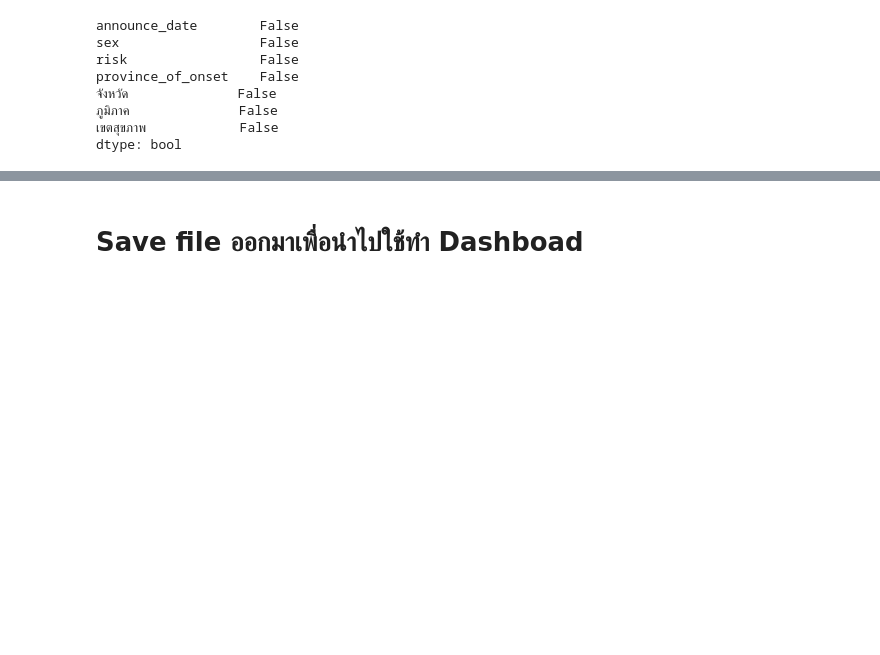
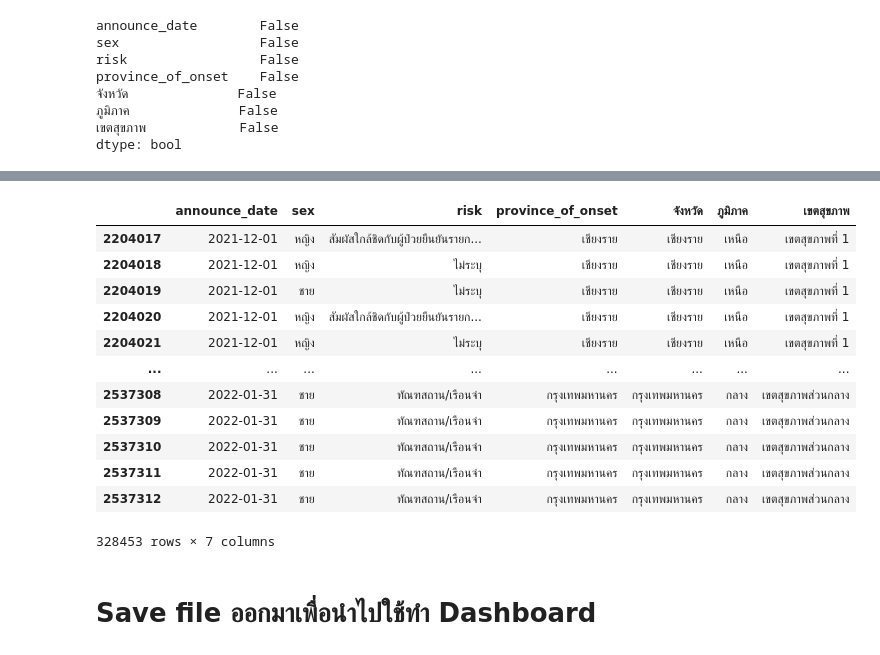
Before and after one commit to kittimaxz/data_viz_2022, a Jupyter notebook: Project.ipynb, the cells around one changed output, grey strips where cells are left out. Saved outputs shown, nothing was run; the diff lists cells and outputs as text; code cells hidden in the pictures; blank space fills up the shorter version.

Commit message:
Project_Group

```diff
--- a/Project.ipynb
+++ b/Project.ipynb
@@ -389,7 +389,7 @@ set(data_covid['risk'])
 # %%
 # แก้ข้อมูลที่ผิดให้อยู่ในรูปแบบเดียวกัน
 data_covid['risk'].replace({' Samui plus':'Samui Plus',
-                            '10.อื่นๆ':'อื่น ๆ',
+                            '10.อื่นๆ':'ไม่ระบุ',
                             '2.สัมผัสผู้ติดเชื้อ':'สัมผัสผู้ติดเชื้อ',
                             '8.สำรวจกลุ่มเสี่ยง (survey)':'กลุ่มเสี่ยง',
                             '9.ขอตรวจหาเชื้อเอง':'ขอตรวจหาเชื้อเอง',
@@ -402,7 +402,7 @@ data_covid['risk'].replace({' Samui plus':'Samui Plus',
                             'Phangnga Sandbox':'Phang Nga Sandbox',
                             'Phare Sandbox':'Phrae Sandbox',
                             'Phunga Sandbox':'Phung Nga Sandbox',
-                            'SHUI':'อื่นๆ',
+                            'SHUI':'ไม่ระบุ',
                             'Samui plus':'Samui Plus',
                             'cluster ชลบุรี\n(อยู่ระหว่างการสอบสวน)':'cluster ชลบุรี',
                             'prachuap Sandbox':'Prachuap Sandbox',
@@ -447,9 +447,9 @@ data_covid['risk'].replace({' Samui plus':'Samui Plus',
                             'อยู่ระหว่างการสอบสวน\n':'อยู่ระหว่างการสอบสวน',
                             'อยู่ระหว่างสอบสวน':'อยู่ระหว่างการสอบสวน',
                             'อาชีพเสี่ยง เช่น ทำงานในสถานที่แออัด หรือทำงานใกล้ชิดสัมผัสชาวต่างชาติ เป็นต้น':'อาชีพเสี่ยง',
-                            'อิ่นๆ':'อื่น ๆ',
-                            'อื่น':'อื่น ๆ',
-                            'อื่นๆ':'อื่น ๆ',
+                            'อิ่นๆ':'ไม่ระบุ',
+                            'อื่น':'ไม่ระบุ',
+                            'อื่นๆ':'ไม่ระบุ',
                             'เดินทางจากพื้นที่เสี่ยง':'ผู้เดินทางมาจากพื้นที่เสี่ยง',
                             'เดินทางมาจากพื้นที่จังหวัดเสี่ยง':'ผู้เดินทางมาจากพื้นที่เสี่ยง',
                             'เดินทางมาจากพื้นที่มีการระบาดของโรค':'ผู้เดินทางมาจากพื้นที่เสี่ยง',
@@ -1198,0 +1063,2 @@ data_dashboard8
+# %%
+data_project['announce_date'] = pd.to_datetime(data_project['announce_date'],format="%d/%m/%Y") # เปลี่ยน format ของข้อมูลวันที่ให้อยู่ในรูปแบบเดียวกัน
@@ -1199,3 +1087,20 @@ data_dashboard8
+# %%
+data_dashboard = data_project[(data_project['announce_date']>='2021-12-01') & (data_project['announce_date']<='2022-01-31')]
+data_dashboard
+# %% [output]
+|  | announce_date | sex | risk | province_of_onset | จังหวัด | ภูมิภาค | เขตสุขภาพ |
+| 2204017 | 2021-12-01 | หญิง | สัมผัสใกล้ชิดกับผู้ป่วยยืนยันรายก... | เชียงราย | เชียงราย | เหนือ | เขตสุขภาพที่ 1 |
+| 2204018 | 2021-12-01 | หญิง | ไม่ระบุ | เชียงราย | เชียงราย | เหนือ | เขตสุขภาพที่ 1 |
+| 2204019 | 2021-12-01 | ชาย | ไม่ระบุ | เชียงราย | เชียงราย | เหนือ | เขตสุขภาพที่ 1 |
+| 2204020 | 2021-12-01 | หญิง | สัมผัสใกล้ชิดกับผู้ป่วยยืนยันรายก... | เชียงราย | เชียงราย | เหนือ | เขตสุขภาพที่ 1 |
+| 2204021 | 2021-12-01 | หญิง | ไม่ระบุ | เชียงราย | เชียงราย | เหนือ | เขตสุขภาพที่ 1 |
+| ... | ... | ... | ... | ... | ... | ... | ... |
+| 2537308 | 2022-01-31 | ชาย | ทัณฑสถาน/เรือนจำ | กรุงเทพมหานคร | กรุงเทพมหานคร | กลาง | เขตสุขภาพส่วนกลาง |
+| 2537309 | 2022-01-31 | ชาย | ทัณฑสถาน/เรือนจำ | กรุงเทพมหานคร | กรุงเทพมหานคร | กลาง | เขตสุขภาพส่วนกลาง |
+| 2537310 | 2022-01-31 | ชาย | ทัณฑสถาน/เรือนจำ | กรุงเทพมหานคร | กรุงเทพมหานคร | กลาง | เขตสุขภาพส่วนกลาง |
+| 2537311 | 2022-01-31 | ชาย | ทัณฑสถาน/เรือนจำ | กรุงเทพมหานคร | กรุงเทพมหานคร | กลาง | เขตสุขภาพส่วนกลาง |
+| 2537312 | 2022-01-31 | ชาย | ทัณฑสถาน/เรือนจำ | กรุงเทพมหานคร | กรุงเทพมหานคร | กลาง | เขตสุขภาพส่วนกลาง |
+328453 rows × 7 columns
 # %% [markdown]
-# Save file ออกมาเพื่อนำไปใช้ทำ Dashboad
+# Save file ออกมาเพื่อนำไปใช้ทำ Dashboard
 # %%
```
Also changed, not shown: parts of 19 cells of this notebook.
